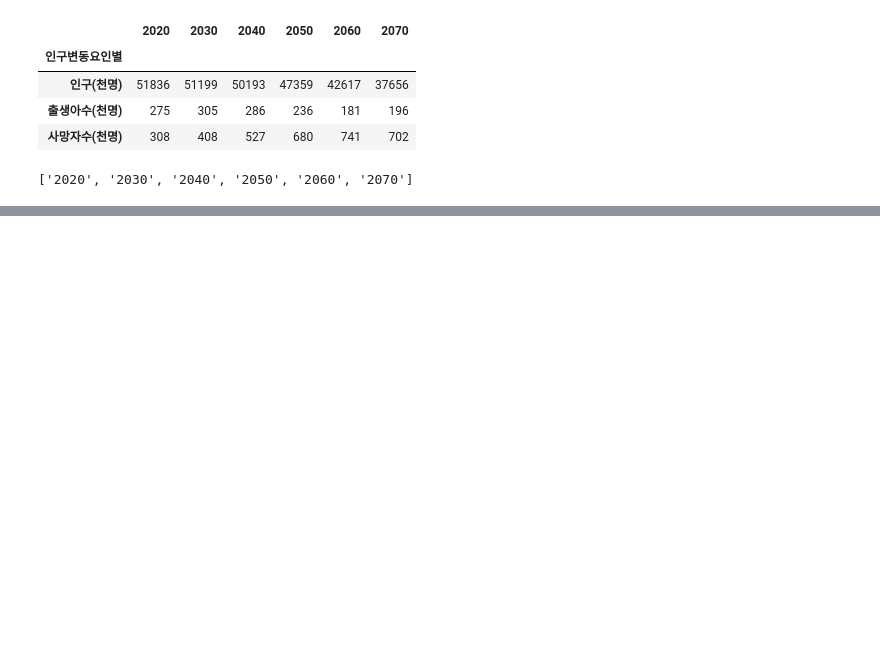
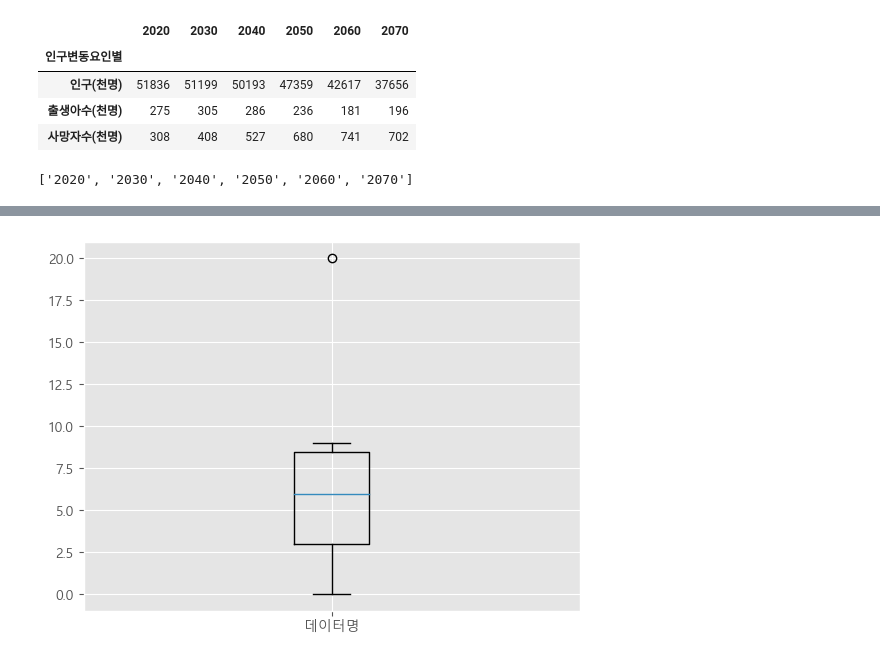
Before and after one commit to ydydydydydy/PythonStudy, a Jupyter notebook: python_lib/05.Matplotlib.ipynb, the cells around one changed output, grey strips where cells are left out. Cells and saved outputs as stored; diff of their text form; code cells hidden in the pictures; blank space fills up the shorter version.

```diff
--- a/python_lib/05.Matplotlib.ipynb
+++ b/python_lib/05.Matplotlib.ipynb
@@ -592,0 +595,11 @@ plt.show()
+# %%
+# 1D 데이터 준비하여 박스 플롯 그려보기
+np.random.seed(1)
+tmp_data = np.random.randint(10,size = 10)
+# print(tmp_data)
+tmp_data= np.append(tmp_data, 20)
+# print(tmp_data)
+plt.boxplot(tmp_data, labels=['데이터명'])
+plt.show()
+# %% [output]
+[figure, added]
```
Also changed, not shown: parts of 143 cells of this notebook, 3 other files.
